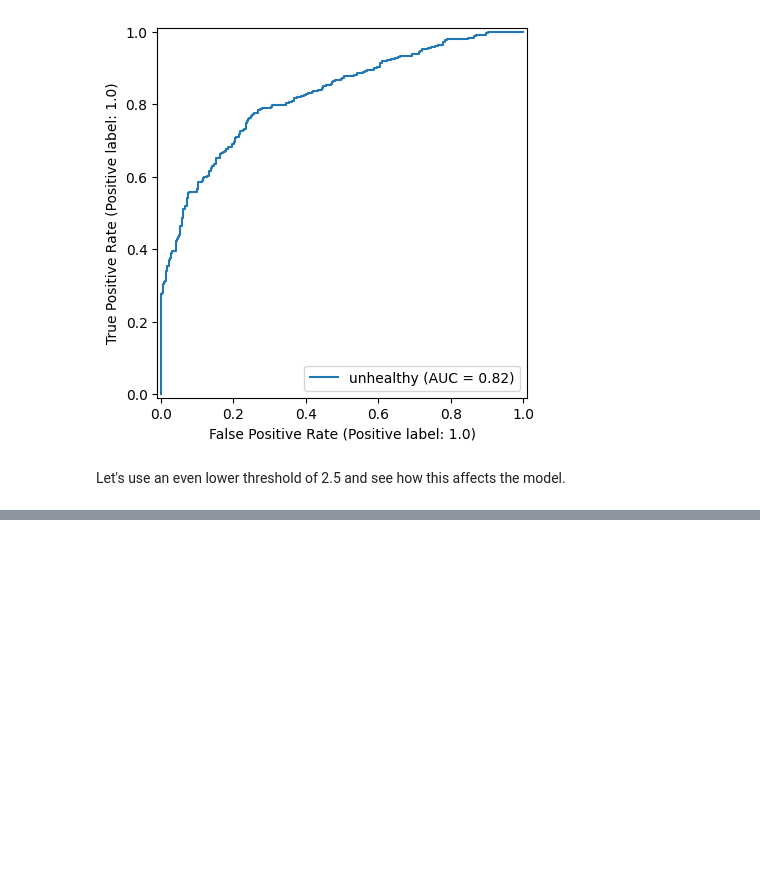
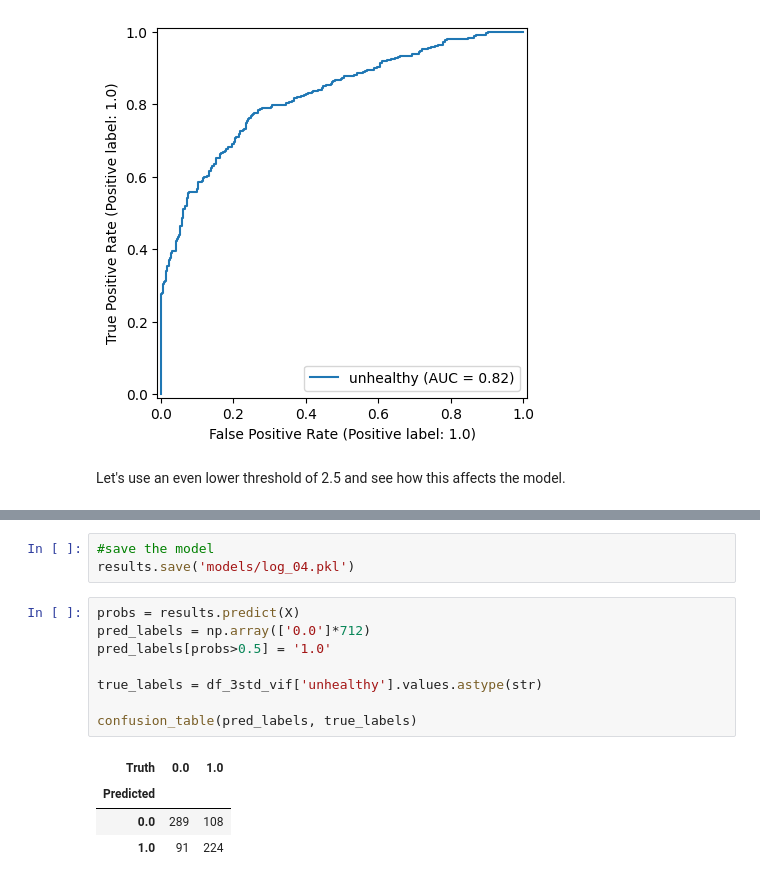
Before and after one commit to quityQ/bachelor, a Jupyter notebook: analysis_logreg.ipynb, the cells around one changed output, grey strips where cells are left out. Drawn from its saved outputs; the diff is of its cells as text; blank space fills up the shorter version.

```diff
--- a/analysis_logreg.ipynb
+++ b/analysis_logreg.ipynb
@@ -796,0 +798,16 @@ weightedAverageShsOut             3.615e-09   9.33e-10      3.877      0.000
+# %%
+#save the model
+results.save('models/log_04.pkl')
+# %%
+probs = results.predict(X)
+pred_labels = np.array(['0.0']*712)
+pred_labels[probs>0.5] = '1.0'
+
+true_labels = df_3std_vif['unhealthy'].values.astype(str)
+
+confusion_table(pred_labels, true_labels)
+# %% [output]
+| Truth | 0.0 | 1.0 |
+| Predicted |  |  |
+| 0.0 | 289 | 108 |
+| 1.0 | 91 | 224 |
```
Also changed, not shown: parts of 3 cells of this notebook, 3 other files.
